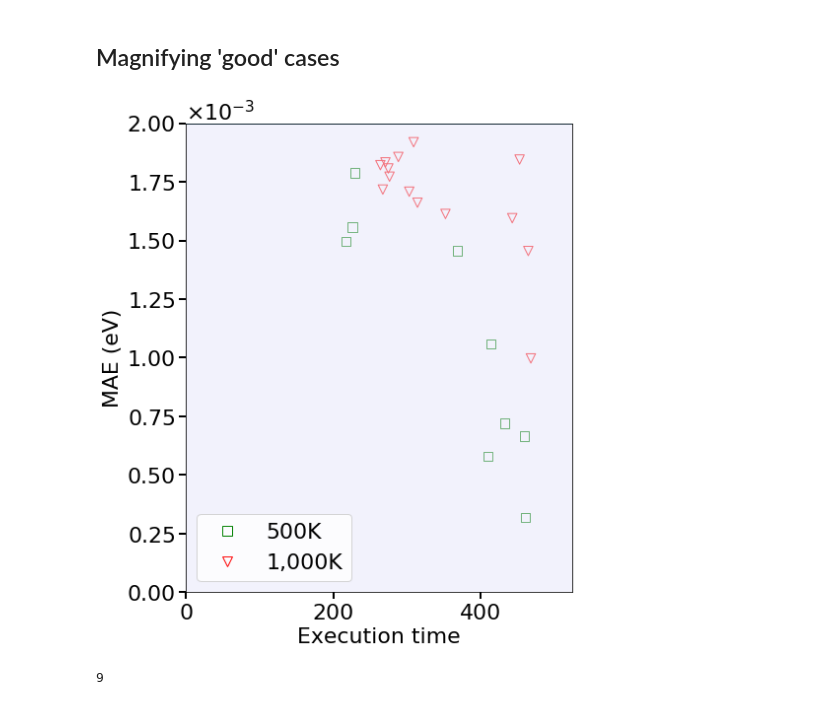
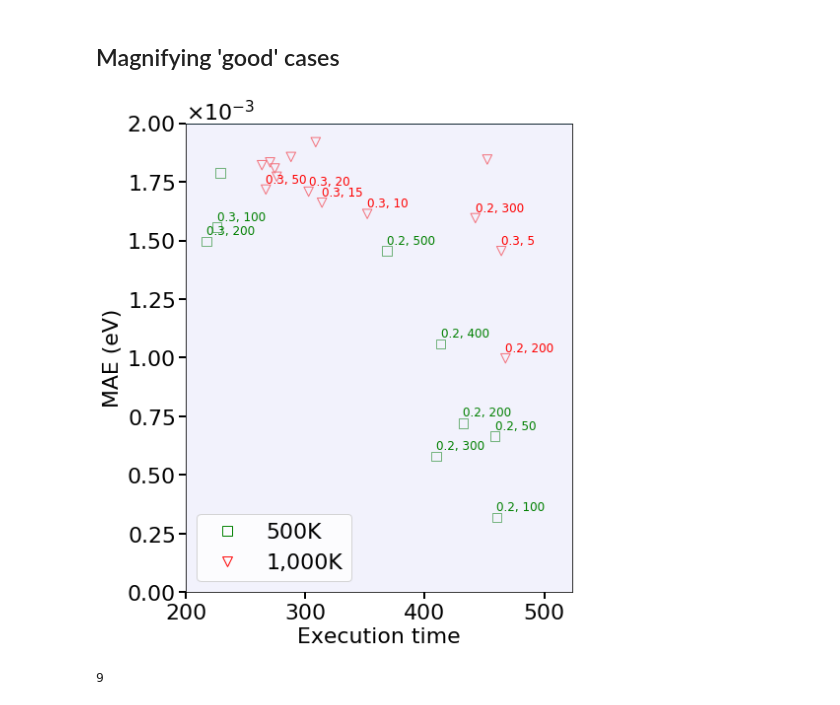
Before and after one commit to YulianaGomez/proxima_analysis, a Jupyter notebook: notebooks/Paper_Graphs.ipynb, the cells around one changed output. Cells and saved outputs as stored; diff of their text form; code cells hidden in the pictures.

Commit message:
updated annotations of magnified graph

```diff
--- a/notebooks/Paper_Graphs.ipynb
+++ b/notebooks/Paper_Graphs.ipynb
@@ -252,6 +253,17 @@ def magnified(cases): #df_a, df_b, df_c, df_d):
 
         plt.scatter(x=good500_x,   y=good500_y,   color='g',       facecolors='none', marker='s', s=90)
         plt.scatter(x=good1000_x,   y=good1000_y,   color='r',       facecolors='none', marker='v', s=90)
+        if True:
+                x_add =0.00002
+                y_add =0.00003
+                for x,y,t,i,T in good_500:
+                    if y < 0.00175:
+                        #ax.annotate(f'{t}, {i}', (x-110, y-0.0005), color='green', fontsize=12)
+                        #ax.annotate(f'{t}, {i}', (x-95, y-0.0005), color='green', fontsize=12)
+                        ax.annotate(f'{t}, {i}',(x+x_add, y+y_add), color='green', fontsize=12)
+                for x,y,t,i,T in good_1000:
+                    if y < 0.00175:
+                        ax.annotate(f'{t}, {i}',(x+x_add, y+y_add), color='red', fontsize=12)
 
     ax.set_ylim([0.0, 0.002])
     #ax.set_xscale('log')
@@ -270,35 +282,35 @@ def magnified(cases): #df_a, df_b, df_c, df_d):
     plt.ylabel('MAE (eV)',        fontsize=BIG)
     plt.xticks(fontsize=BIG)
     plt.yticks(fontsize=BIG)
     plt.rcParams['xtick.labelsize']=22
     ax.yaxis.get_offset_text().set_fontsize(BIG)
 
     #plt.text(530,   0.00125, 'Baseline time', rotation=90, color=TIME_COLOR, fontsize=MEDIUM)
     #plt.text(300, 0.00201, 'Target MAE',                 color=MAE_COLOR, fontsize=MEDIUM)
 
     """plt.text(250,0.00125,'N='+str(len(good_500)), color='g', fontsize=BIG)
     plt.text(250,0.001,'N='+str(len(good_1000)), color='r', fontsize=BIG)
     """
     from matplotlib.lines import Line2D
     custom_lines = [Line2D([0], [0], marker='s', markersize=10,  markerfacecolor='none', color='g',       lw=0),
                     Line2D([0], [0], marker='v', markersize=10,  markerfacecolor='none', color='r', lw=0)]
 
     ax.legend(custom_lines, ['500K', '1,000K'], fontsize=BIG,loc='lower left')
-    ax.set_xlim([0, XLINE])
+    ax.set_xlim([200, XLINE])
     plt.tight_layout()
 df2 = results['surrogate-all_params']
 #df2 =results['SS-500k_allparams']
 #df2 = df[df['temperature']==1000]
 cases = (
         {'df': df2, 'x':'time', 'y':'mae', 'color':'Green', 'marker':'x'},
     )
 magnified(cases)
 #plt.ylabel('MAE (eV)')
 
 plt.savefig('Paper_figures/magnified_good.pdf')
 plt.show()
 # %% [output]
-[figure, old version]
+[figure, new version]
 # %%
 temp = 500
 d = results['surrogate-all_params']
```
Also changed, not shown: parts of 1 cell of this notebook, 1 other file.
